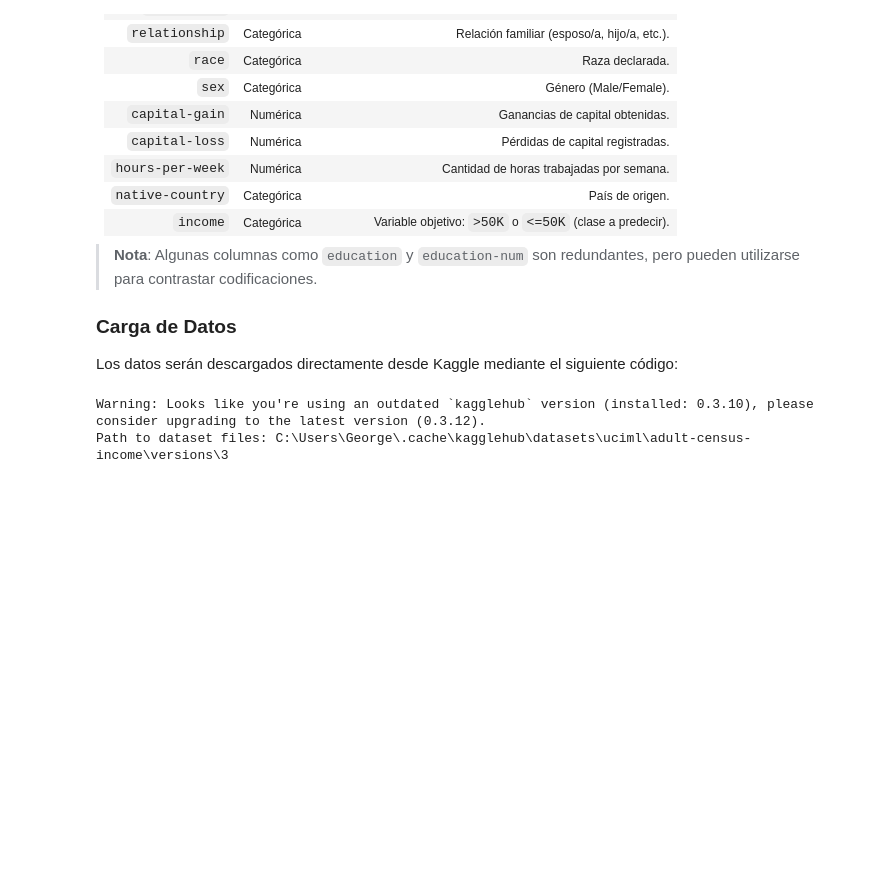
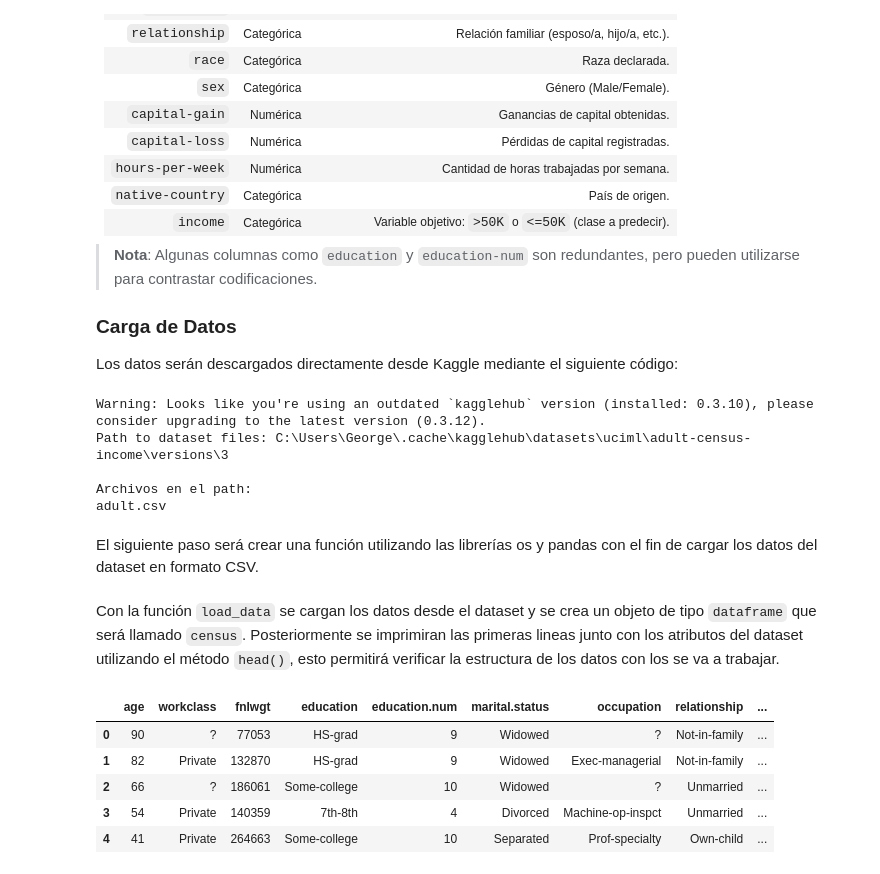
Before and after one commit to jquelas/adult_census_income, a Jupyter notebook: adult_census_income.ipynb, the cells around one changed output. Saved outputs shown, nothing was run; the diff lists cells and outputs as text; code cells hidden in the pictures; blank space fills up the shorter version.

```diff
--- a/adult_census_income.ipynb
+++ b/adult_census_income.ipynb
@@ -111,12 +111,23 @@ Los datos serán descargados directamente desde Kaggle mediante el siguiente có
 # %%
 # Se importa la librería 'kagglehub' para permitir la descarga de datasets desde Kaggle.
 import kagglehub
+import os
 
 # Se descarga la última versión disponible del dataset "adult-census-income" desde el repositorio "uciml" en Kaggle.
 path = kagglehub.dataset_download("uciml/adult-census-income")
 
 # Se imprime la ruta local en la que se han almacenado los archivos descargados del dataset.
 print("Path to dataset files:", path)
+
+# Mostrar todos los archivos descargados en el path del dataset
+print("\nArchivos en el path:")
+for file in os.listdir(path):
+    print(file)
 # %% [output]
 Warning: Looks like you're using an outdated `kagglehub` version (installed: 0.3.10), please consider upgrading to the latest version (0.3.12).
 Path to dataset files: C:\Users\George\.cache\kagglehub\datasets\uciml\adult-census-income\versions\3
+
+Archivos en el path:
+adult.csv
+# %% [markdown]
+El siguiente paso será crear una función utilizando las librerías os y pandas con el fin de cargar los datos del dataset en formato CSV.
@@ -122,0 +142,15 @@ Path to dataset files: C:\Users\George\.cache\kagglehub\datasets\uciml\adult-cen
+# %% [markdown]
+Con la función `load_data` se cargan los datos desde el dataset y se crea un objeto de tipo `dataframe` que será llamado `census`. Posteriormente se imprimiran las primeras lineas junto con los atributos del dataset utilizando el método ``head()``, esto permitirá verificar la estructura de los datos con los se va a trabajar.
+# %%
+# Se carga el modelo y es guardado como un objeto dataframe
+census = load_data(path,"adult.csv")
+
+# Se muestran las primeras 5 lineas de dicho objeto
+census.head()
+# %% [output]
+|  | age | workclass | fnlwgt | education | education.num | marital.status | occupation | relationship | ... |
+| 0 | 90 | ? | 77053 | HS-grad | 9 | Widowed | ? | Not-in-family | ... |
+| 1 | 82 | Private | 132870 | HS-grad | 9 | Widowed | Exec-managerial | Not-in-family | ... |
+| 2 | 66 | ? | 186061 | Some-college | 10 | Widowed | ? | Unmarried | ... |
+| 3 | 54 | Private | 140359 | 7th-8th | 4 | Divorced | Machine-op-inspct | Unmarried | ... |
+| 4 | 41 | Private | 264663 | Some-college | 10 | Separated | Prof-specialty | Own-child | ... |
```
Also changed, not shown: parts of 19 cells of this notebook.
